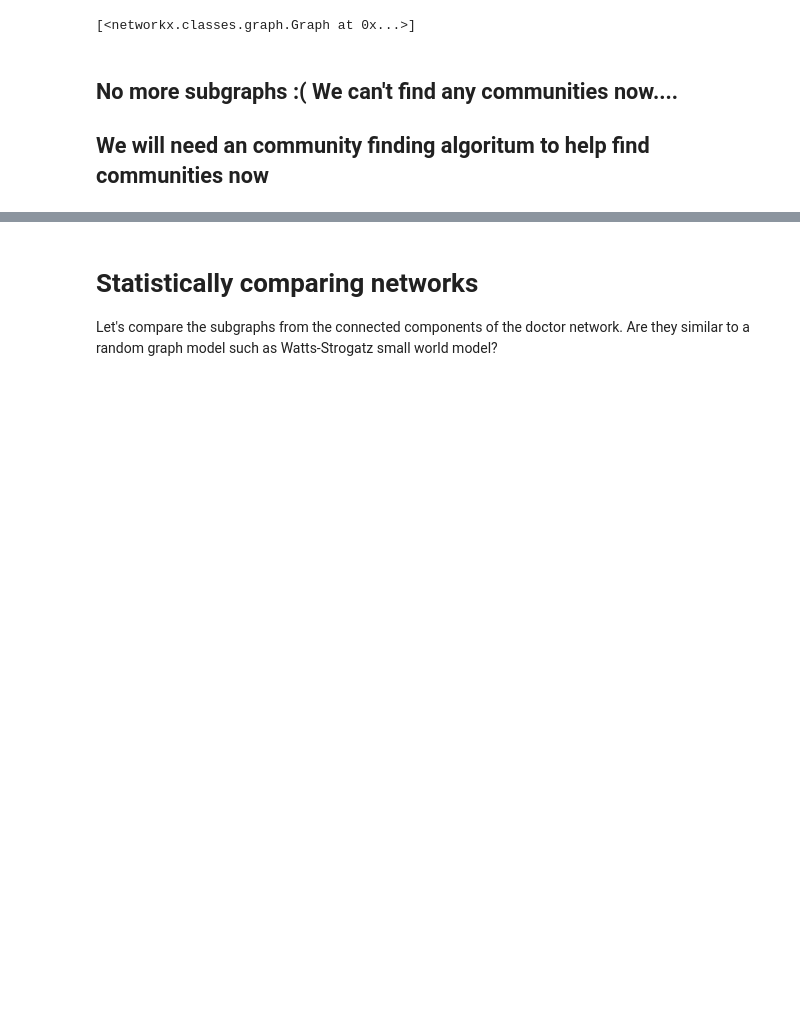
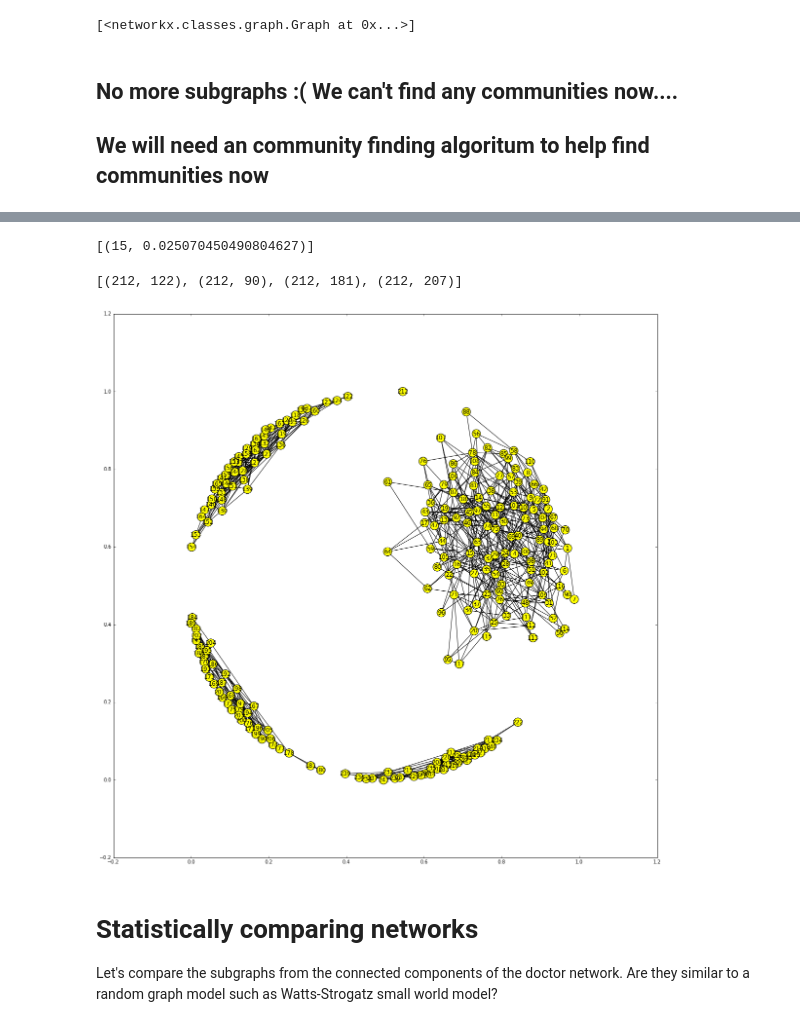
Before and after one commit to womenindatascienceatx/wids_network_analysis, a Jupyter notebook: network_analysis.ipynb, the cells around one changed output, grey strips where cells are left out. Saved outputs shown, nothing was run; the diff lists cells and outputs as text; code cells hidden in the pictures; blank space fills up the shorter version.

```diff
--- a/network_analysis.ipynb
+++ b/network_analysis.ipynb
@@ -307,0 +324,27 @@ no_subgraph
+# %%
+'''
+find node with highest betweenness
+'''
+def find_highest_betweeness(G):
+    betweenness_centralities2 = nx.betweenness_centrality(G)
+    betweenness2 = sorted(betweenness_centralities2.items(), key=operator.itemgetter(1))
+    highest_betweenness = betweenness2[-1:]
+    return highest_betweenness
+highest_betweenness = find_highest_betweeness(G_phys_connected)
+highest_betweenness
+# %% [output]
+[(15, 0.025070450490804627)]
+# %%
+'''
+Find all nodes the high betweenness node is connected to and make tuples
+'''
+def edges_to_remove(G, node):
+    edges_to_remove = []
+    node_neighbors = G.neighbors(node)
+    for x in node_neighbors:
+        edges_to_remove.append((node,x))
+    return edges_to_remove
+
+edges_to_remove = edges_to_remove(G_phys_connected, 212)
+# %% [output]
+[(212, 122), (212, 90), (212, 181), (212, 207)]
@@ -308,3 +362,17 @@ no_subgraph
+# %%
+'''
+Visualize graph for fun!
+'''
+nodes = sorted(G_phys_connected.nodes())
+edges = G_phys_connected.edges()
+edgeprops = dict(alpha=0.1)
+
+
+fig = plt.figure(figsize=(20,20))
+ax = fig.add_subplot(111)
+nx.draw_networkx(G_phys_connected,pos=nx.spring_layout(G_phys_connected), nodelist=nodes, edgelist=edges, ax=ax, fig=fig, edgeprops=edgeprops, node_color=nodecolor)
+# %% [output]
+[figure, added]
 # %% [markdown]
 # Statistically comparing networks
 <p> Let's compare the subgraphs from the connected components of the doctor network.  Are they similar to a random graph model such as Watts-Strogatz small world model?</p>
```
Also changed, not shown: parts of 5 cells of this notebook.
